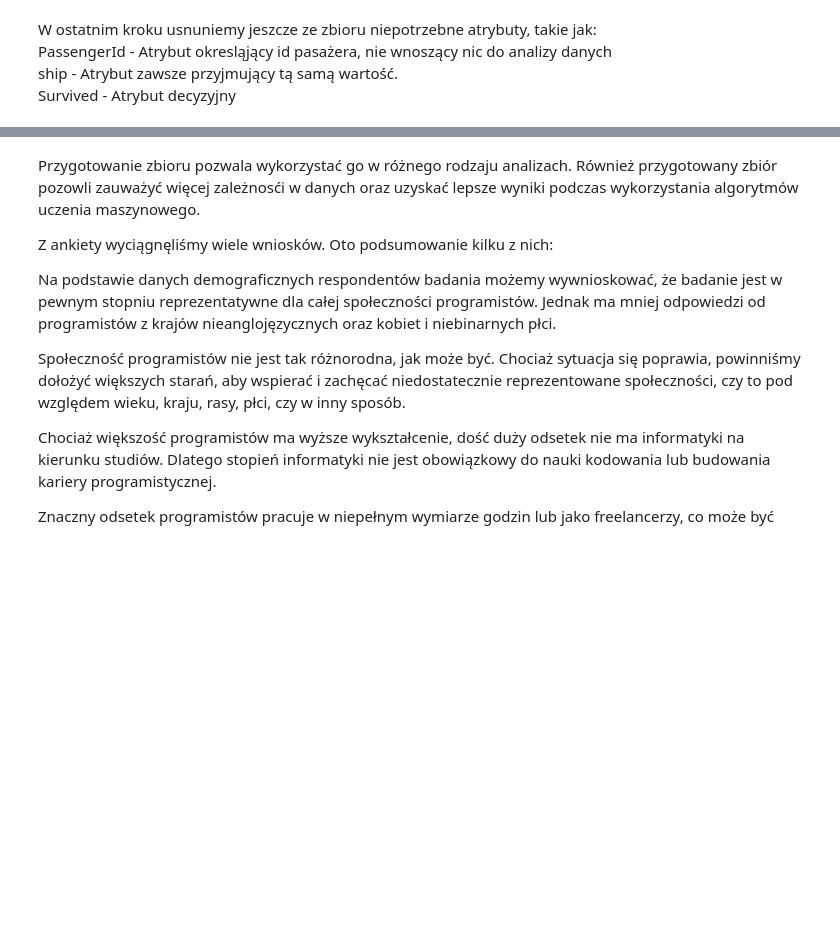
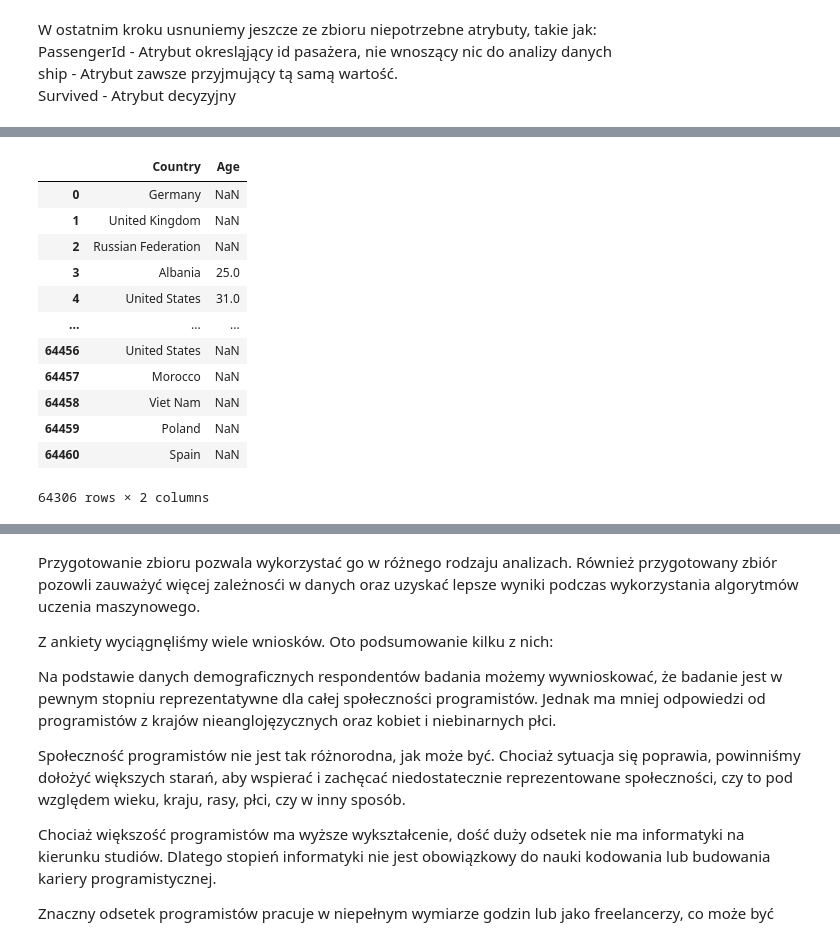
Before and after one commit to Tahimari/siwb_lab_4, a Jupyter notebook: stackoverflow_survey_data_analysis.ipynb, the cells around one changed output, grey strips where cells are left out. Saved outputs shown, nothing was run; the diff lists cells and outputs as text; code cells hidden in the pictures; blank space fills up the shorter version.

```diff
--- a/stackoverflow_survey_data_analysis.ipynb
+++ b/stackoverflow_survey_data_analysis.ipynb
@@ -217,7 +220,7 @@ len(selected_columns)
 # %% [markdown]
 Po przekstałecniu typów danych tak prezentują się kolumny oraz 10 pierwszych wierszy zbioru.
 # %%
-data = data_raw[selected_columns].copy()
+data = data_raw[selected_columns].copy(deep=True)
 # %%
 schema = schema_raw[selected_columns]
 # %% [markdown]
@@ -684,0 +671,43 @@ X_data
+# %%
+selected_columns = [
+    # Demographics
+    'Country',
+    'Age',
+#     'Gender',
+#     'EdLevel',
+#     'UndergradMajor',
+    # Programming experience
+#     'Hobbyist',
+#     'Age1stCode',
+#     'YearsCode',
+#     'YearsCodePro',
+#     'LanguageWorkedWith',
+#     'LanguageDesireNextYear',
+#     'NEWLearn',
+#     'NEWStuck',
+    # Employment
+#     'Employment',
+#     'DevType',
+#     'WorkWeekHrs',
+#     'JobSat',
+#     'JobFactors',
+#     'NEWOvertime',
+#     'NEWEdImpt'
+]
+
+X_data = data[selected_columns].copy(deep=True)
+X_data
+# %% [output]
+|  | Country | Age |
+| 0 | Germany | NaN |
+| 1 | United Kingdom | NaN |
+| 2 | Russian Federation | NaN |
+| 3 | Albania | 25.0 |
+| 4 | United States | 31.0 |
+| ... | ... | ... |
+| 64456 | United States | NaN |
+| 64457 | Morocco | NaN |
+| 64458 | Viet Nam | NaN |
+| 64459 | Poland | NaN |
+| 64460 | Spain | NaN |
+64306 rows × 2 columns
```
Also changed, not shown: parts of 16 cells of this notebook.
